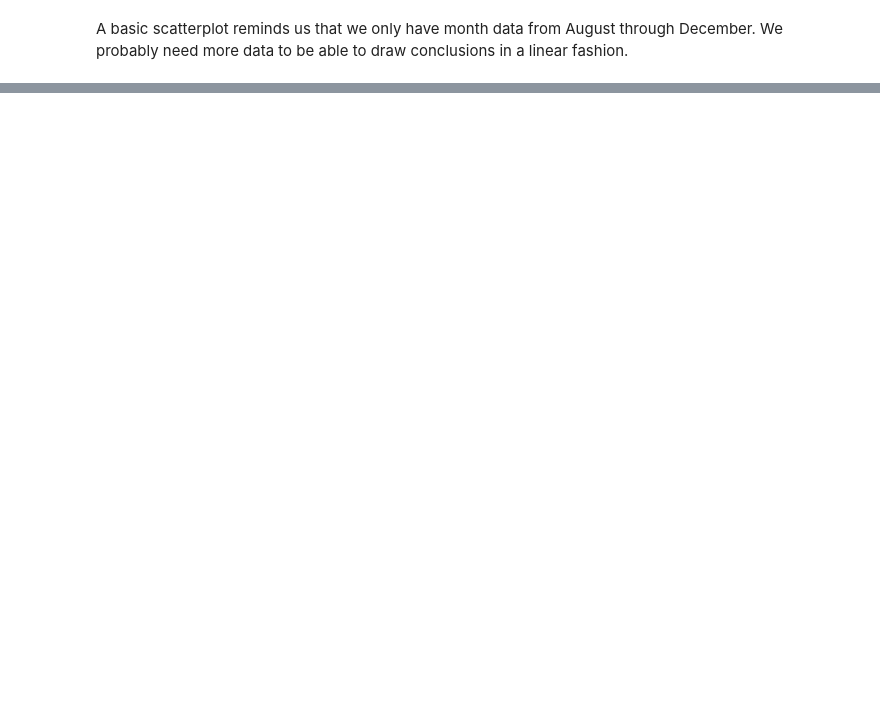
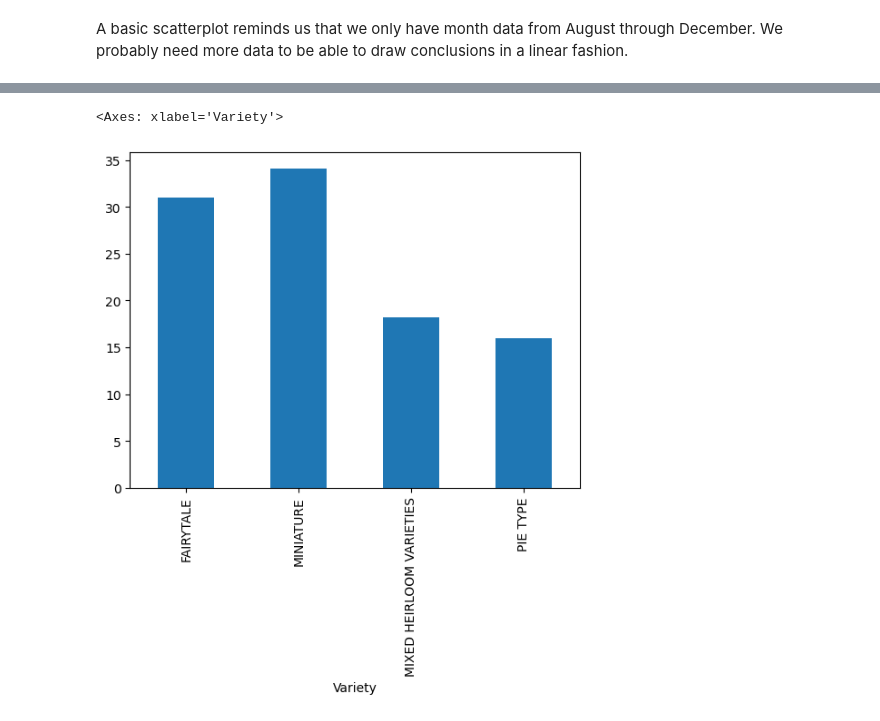
Before and after one commit to lc10934/ML-For-Beginners, a Jupyter notebook: 2-Regression/3-Linear/notebook.ipynb, the cells around one changed output, grey strips where cells are left out. Drawn from its saved outputs; the diff is of its cells as text; code cells hidden in the pictures; blank space fills up the shorter version.

```diff
--- a/2-Regression/3-Linear/notebook.ipynb
+++ b/2-Regression/3-Linear/notebook.ipynb
@@ -59,0 +87,5 @@ plt.scatter('DayOfYear','Price',data=new_pumpkins)
+# %%
+new_pumpkins.groupby('Variety')['Price'].mean().plot(kind='bar')
+# %% [output]
+<Axes: xlabel='Variety'>
+[figure, added]
```
Also changed, not shown: parts of 20 cells of this notebook, 1 other file.
